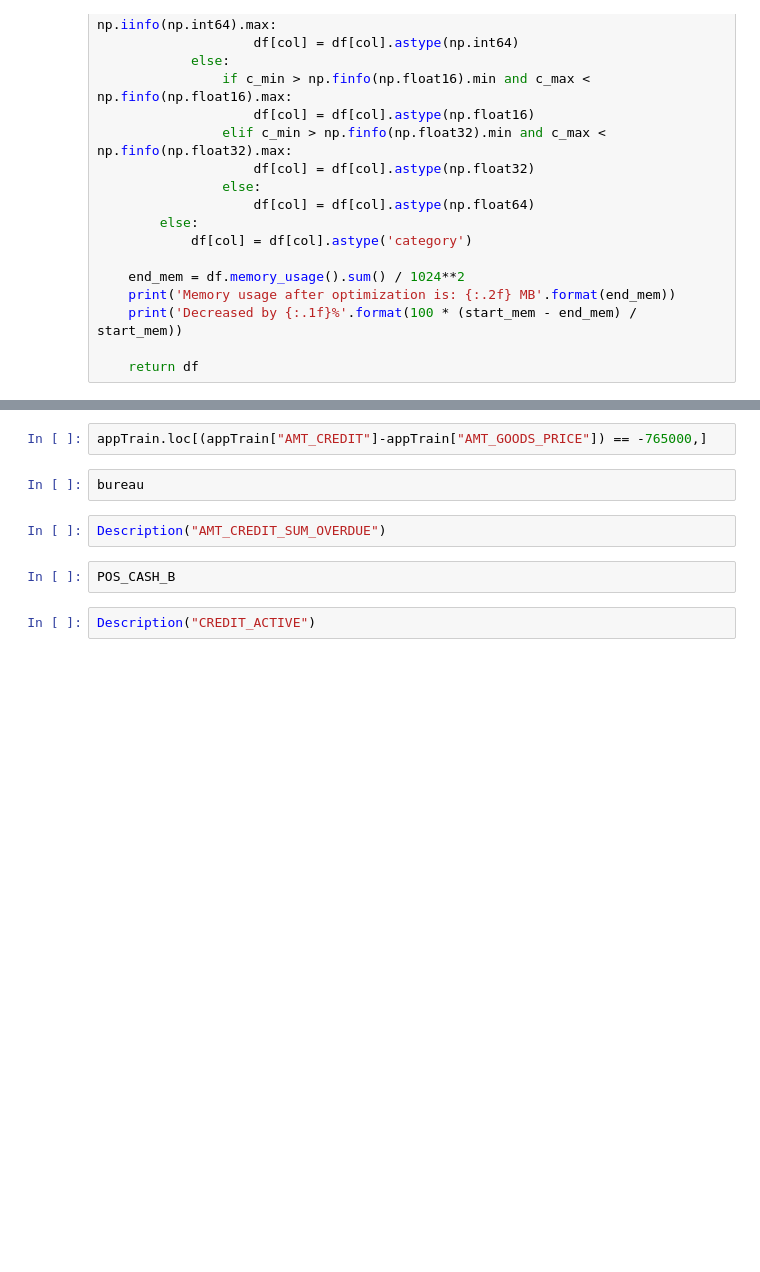
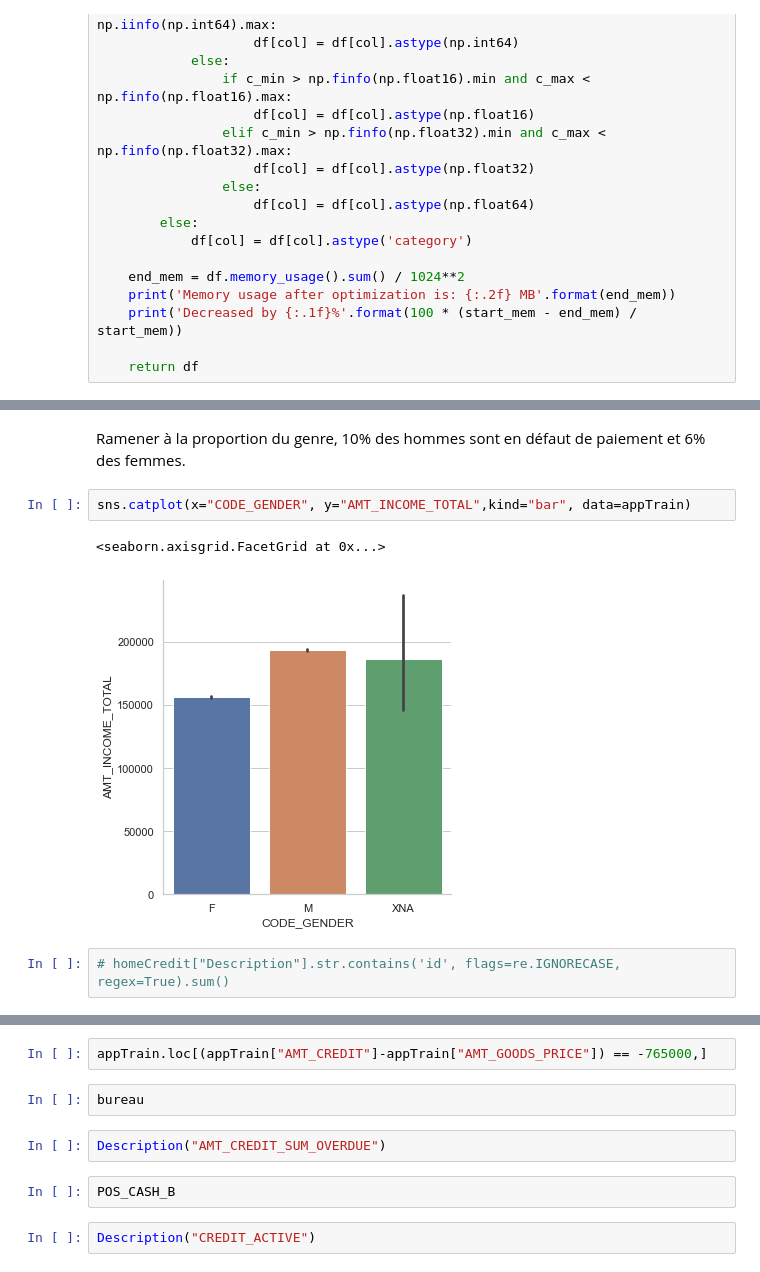
Before and after one commit to iamnotarobotbutitsok/projet_07_model_scoring, a Jupyter notebook: 210531.ipynb, the cells around one changed output, grey strips where cells are left out. Drawn from its saved outputs; the diff is of its cells as text; blank space fills up the shorter version.

```diff
--- a/210531.ipynb
+++ b/210531.ipynb
@@ -117,0 +192,9 @@ appTrain
+# %% [markdown]
+Ramener à la proportion du genre, 10% des hommes sont en défaut de paiement et 6% des femmes.
+# %%
+sns.catplot(x="CODE_GENDER", y="AMT_INCOME_TOTAL",kind="bar", data=appTrain)
+# %% [output]
+<seaborn.axisgrid.FacetGrid at 0x...>
+[figure, added]
+# %%
+# homeCredit["Description"].str.contains('id', flags=re.IGNORECASE, regex=True).sum()
```
Also changed, not shown: parts of 53 cells of this notebook, 4 other files.
